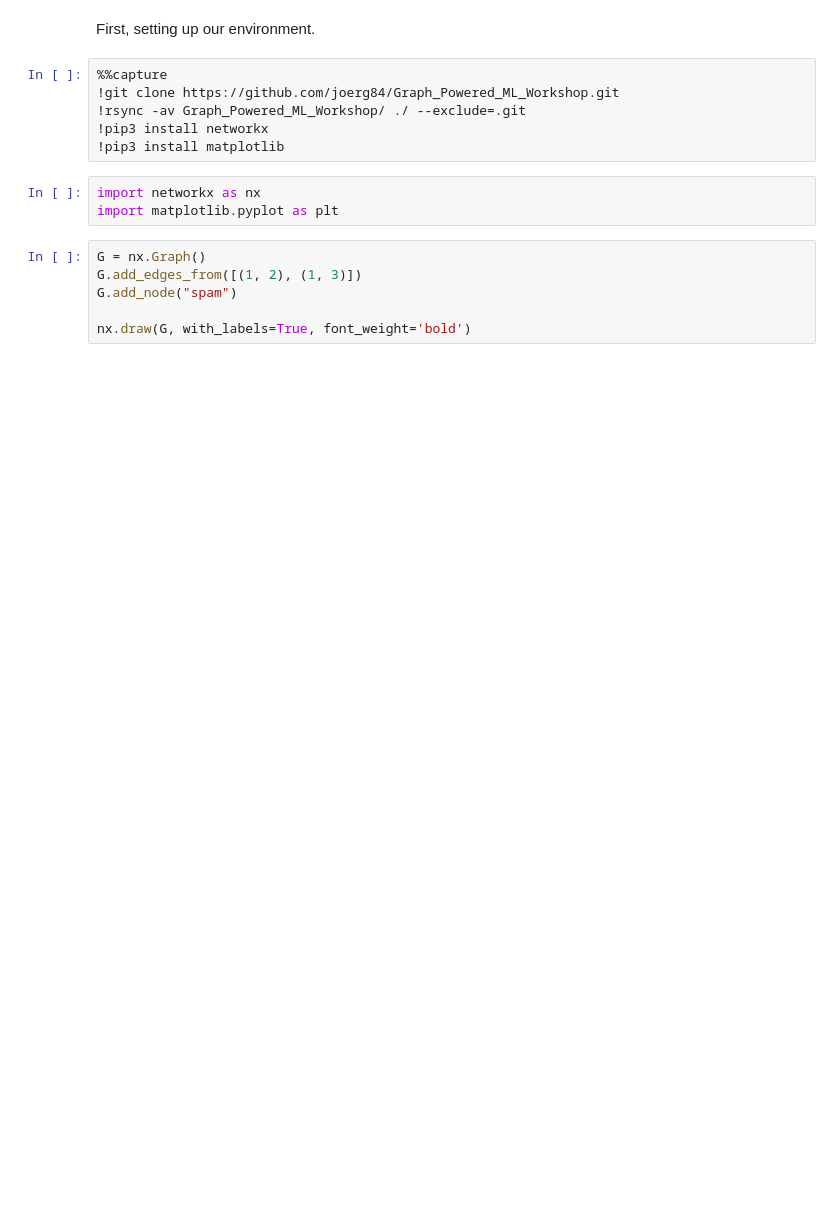
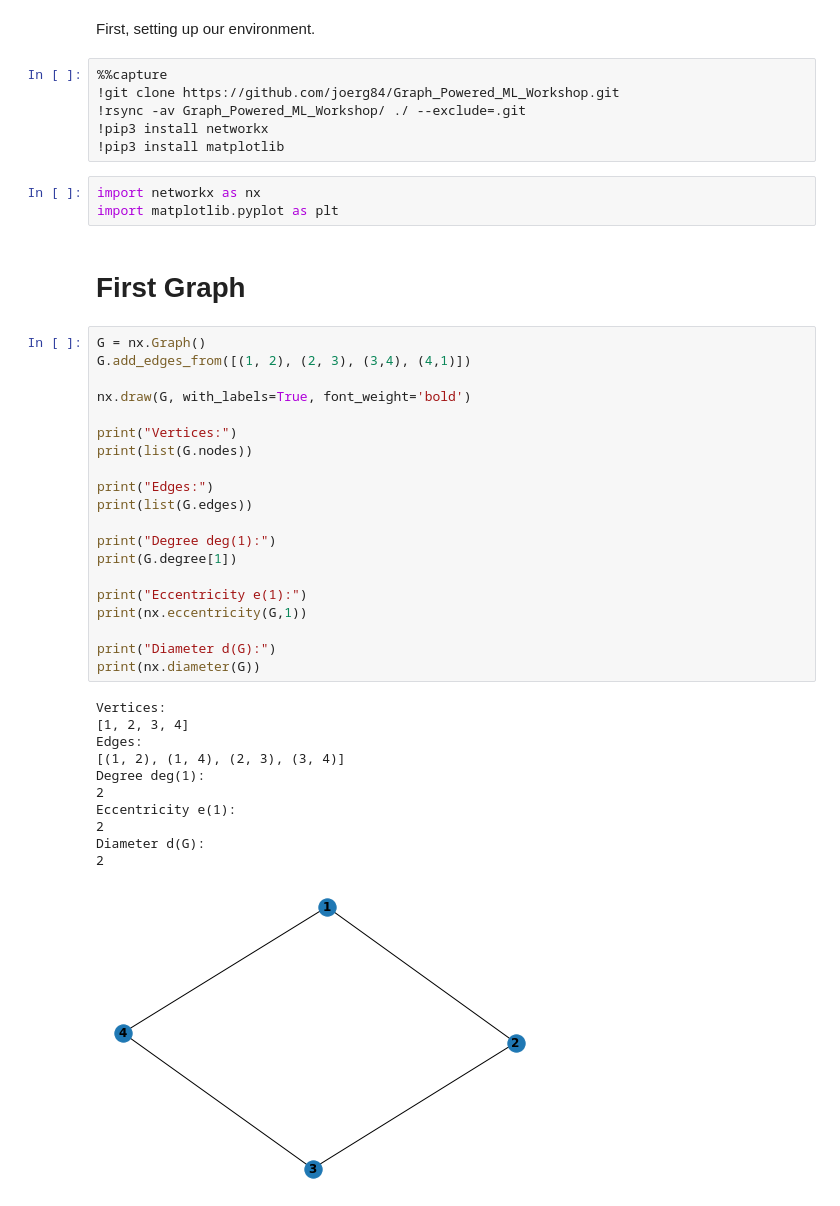
Before and after one commit to joerg84/Graph_Powered_ML_Workshop, a Jupyter notebook: Graph_properties.ipynb, the cells around one changed output. Drawn from its saved outputs; the diff is of its cells as text; blank space fills up the shorter version.

Commit message:
Updated Graph Properties Notebook.

```diff
--- a/Graph_properties.ipynb
+++ b/Graph_properties.ipynb
@@ -13,9 +13,37 @@ First, setting up our environment.
 # %%
 import networkx as nx
 import matplotlib.pyplot as plt
-# %%
-G = nx.Graph()
-G.add_edges_from([(1, 2), (1, 3)])
-G.add_node("spam")
-
-nx.draw(G, with_labels=True, font_weight='bold')
+# %% [markdown]
+# First Graph
+# %%
+G = nx.Graph()
+G.add_edges_from([(1, 2), (2, 3), (3,4), (4,1)])
+
+nx.draw(G, with_labels=True, font_weight='bold')
+
+print("Vertices:")
+print(list(G.nodes))
+
+print("Edges:")
+print(list(G.edges))
+
+print("Degree deg(1):")
+print(G.degree[1])
+
+print("Eccentricity e(1):")
+print(nx.eccentricity(G,1))
+
+print("Diameter d(G):")
+print(nx.diameter(G))
+# %% [output]
+Vertices:
+[1, 2, 3, 4]
+Edges:
+[(1, 2), (1, 4), (2, 3), (3, 4)]
+Degree deg(1):
+2
+Eccentricity e(1):
+2
+Diameter d(G):
+2
+[figure, added]
```
Also changed, not shown: parts of 20 cells of this notebook.
